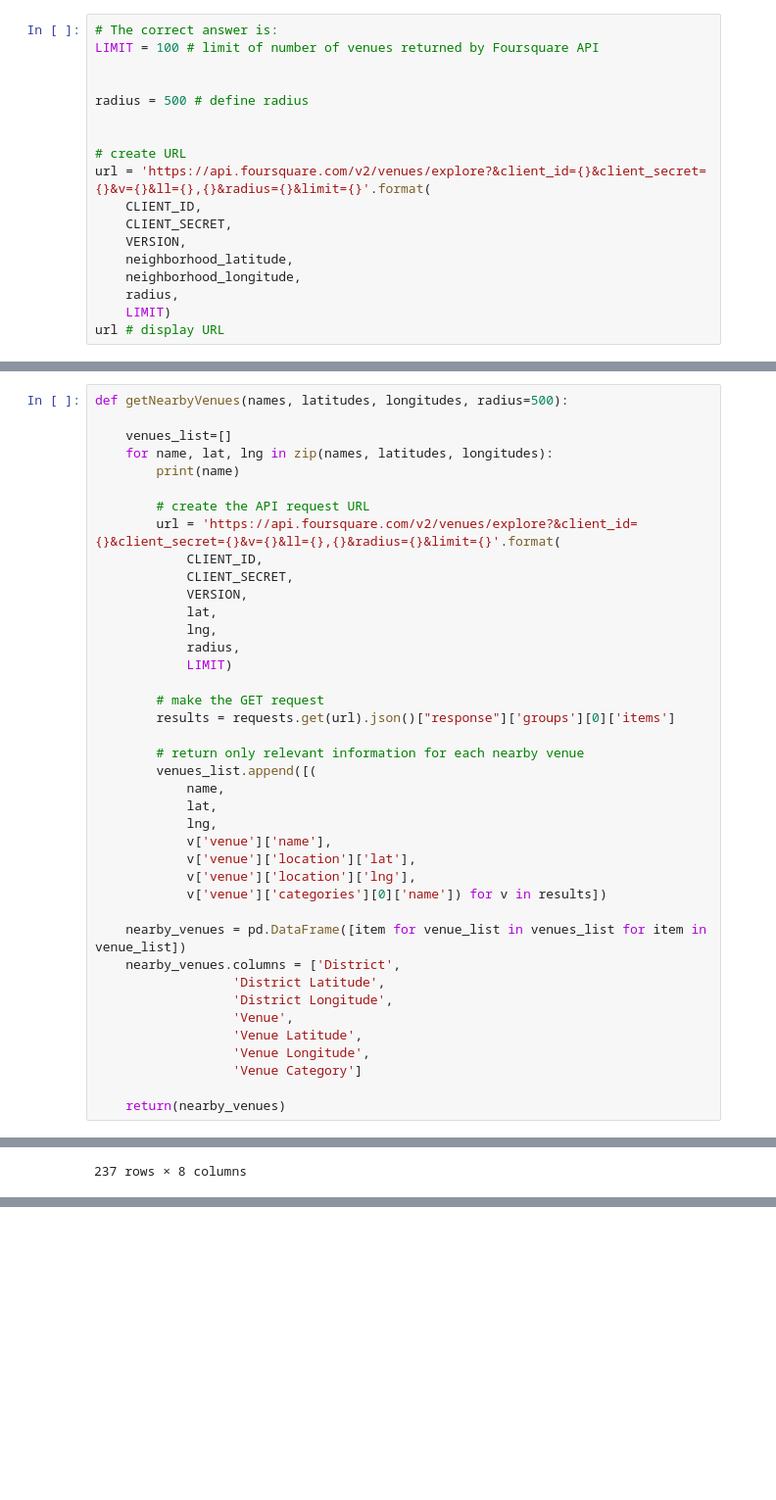
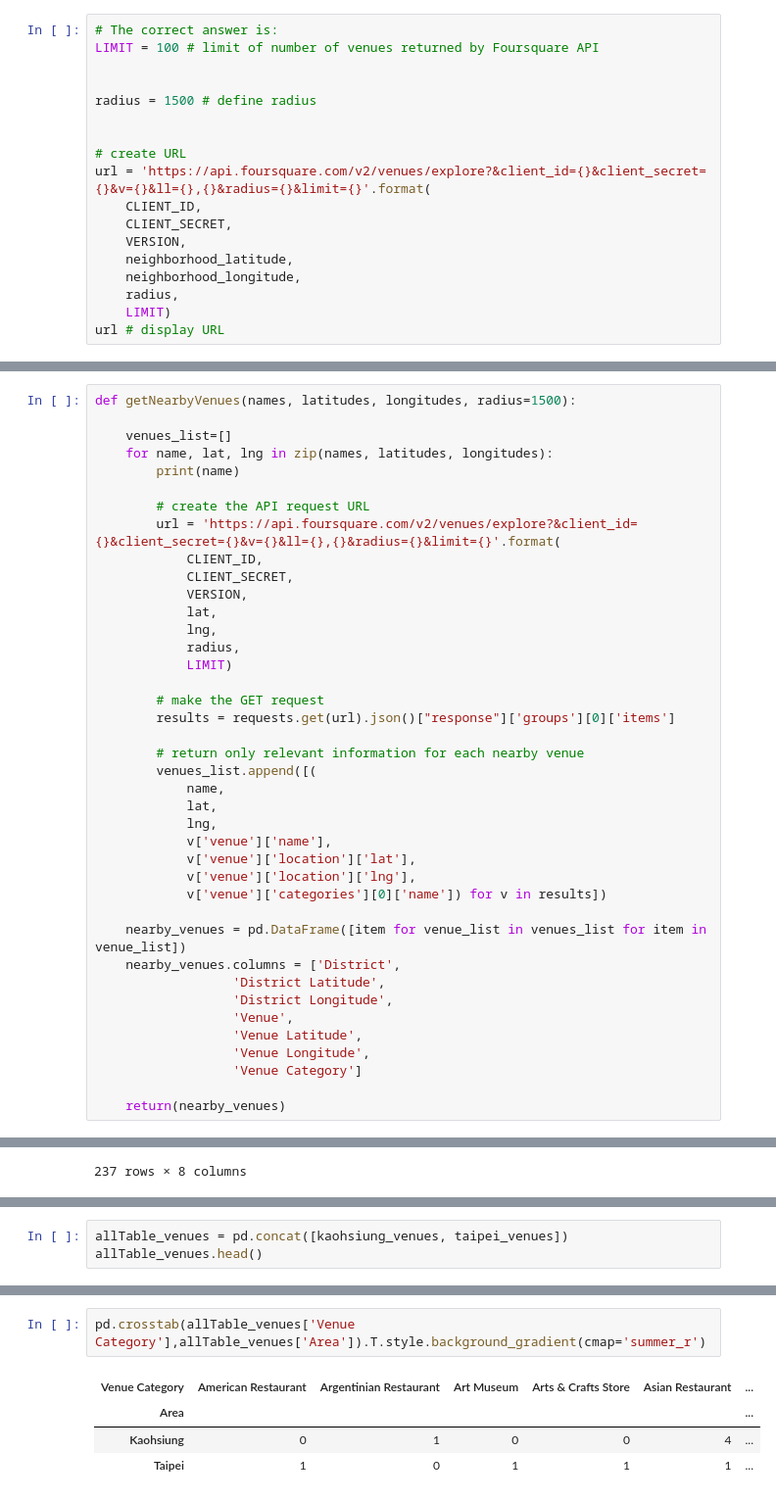
Before and after one commit to willbearlee/capstone, a Jupyter notebook: How_is_the_similarity_between_Taipei_Kaohsiung.ipynb, the cells around one changed output, grey strips where cells are left out. Shown: that part at 98% size. Saved outputs shown, nothing was run; the diff lists cells and outputs as text; blank space fills up the shorter version.

```diff
--- a/How_is_the_similarity_between_Taipei_Kaohsiung.ipynb
+++ b/How_is_the_similarity_between_Taipei_Kaohsiung.ipynb
@@ -438,7 +438,7 @@ Latitude and longitude values of 鹽埕區 are 22.62424585, 120.2842331.
 LIMIT = 100 # limit of number of venues returned by Foursquare API
 
 
-radius = 500 # define radius
+radius = 1500 # define radius
 
 
 # create URL
@@ -528,7 +528,7 @@ print('{} venues were returned by Foursquare.'.format(nearby_venues.shape[0]))
 # %%
 #### Let's create a function to repeat the same process to all the neighborhoods in
 # %%
-def getNearbyVenues(names, latitudes, longitudes, radius=500):
+def getNearbyVenues(names, latitudes, longitudes, radius=1500):
 
     venues_list=[]
     for name, lat, lng in zip(names, latitudes, longitudes):
@@ -684,0 +689,3 @@ taipei_venues
+# %%
+allTable_venues = pd.concat([kaohsiung_venues, taipei_venues])
+allTable_venues.head()
@@ -684,0 +699,7 @@ taipei_venues
+# %%
+pd.crosstab(allTable_venues['Venue Category'],allTable_venues['Area']).T.style.background_gradient(cmap='summer_r')
+# %% [output]
+| Venue Category | American Restaurant | Argentinian Restaurant | Art Museum | Arts & Crafts Store | Asian Restaurant | ... |
+| Area |  |  |  |  |  | ... |
+| Kaohsiung | 0 | 1 | 0 | 0 | 4 | ... |
+| Taipei | 1 | 0 | 1 | 1 | 1 | ... |
```
Also changed, not shown: parts of 3 cells of this notebook.
